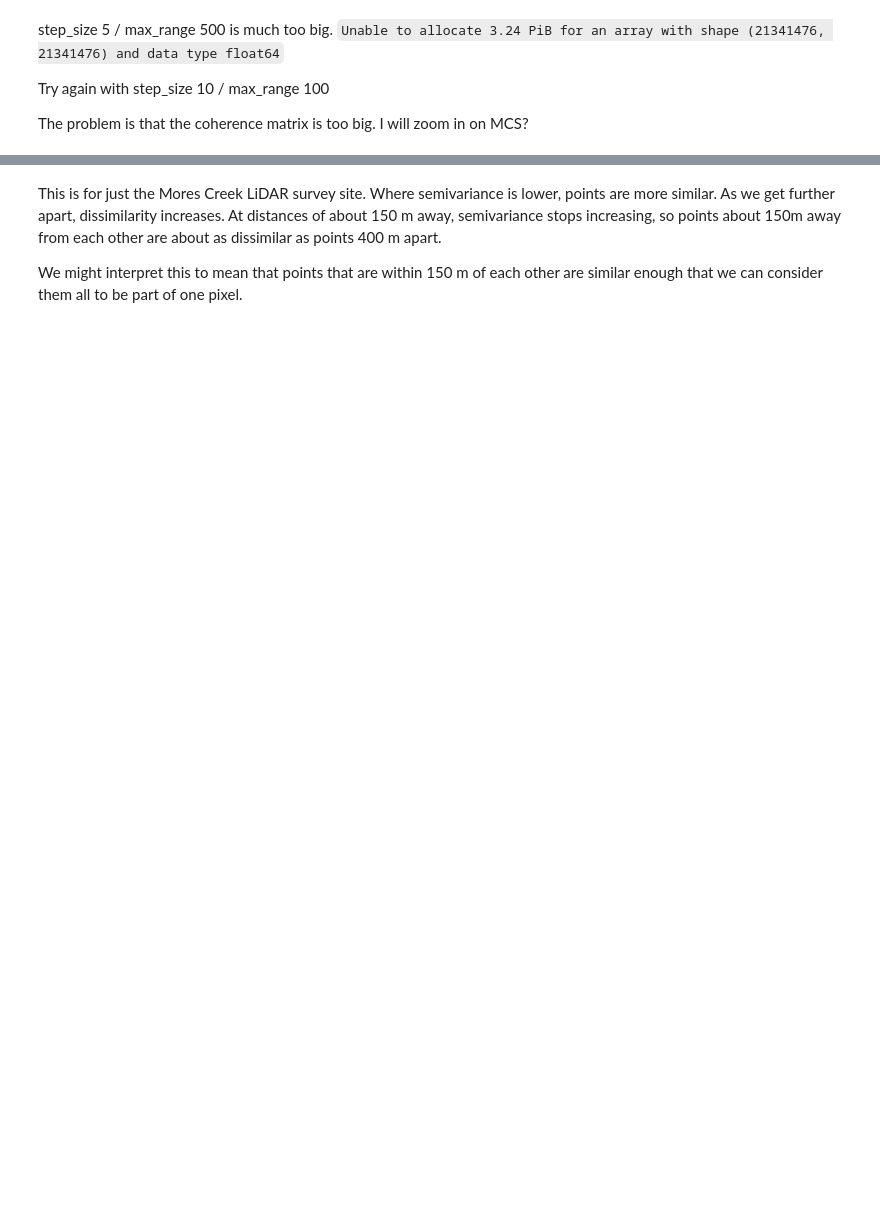
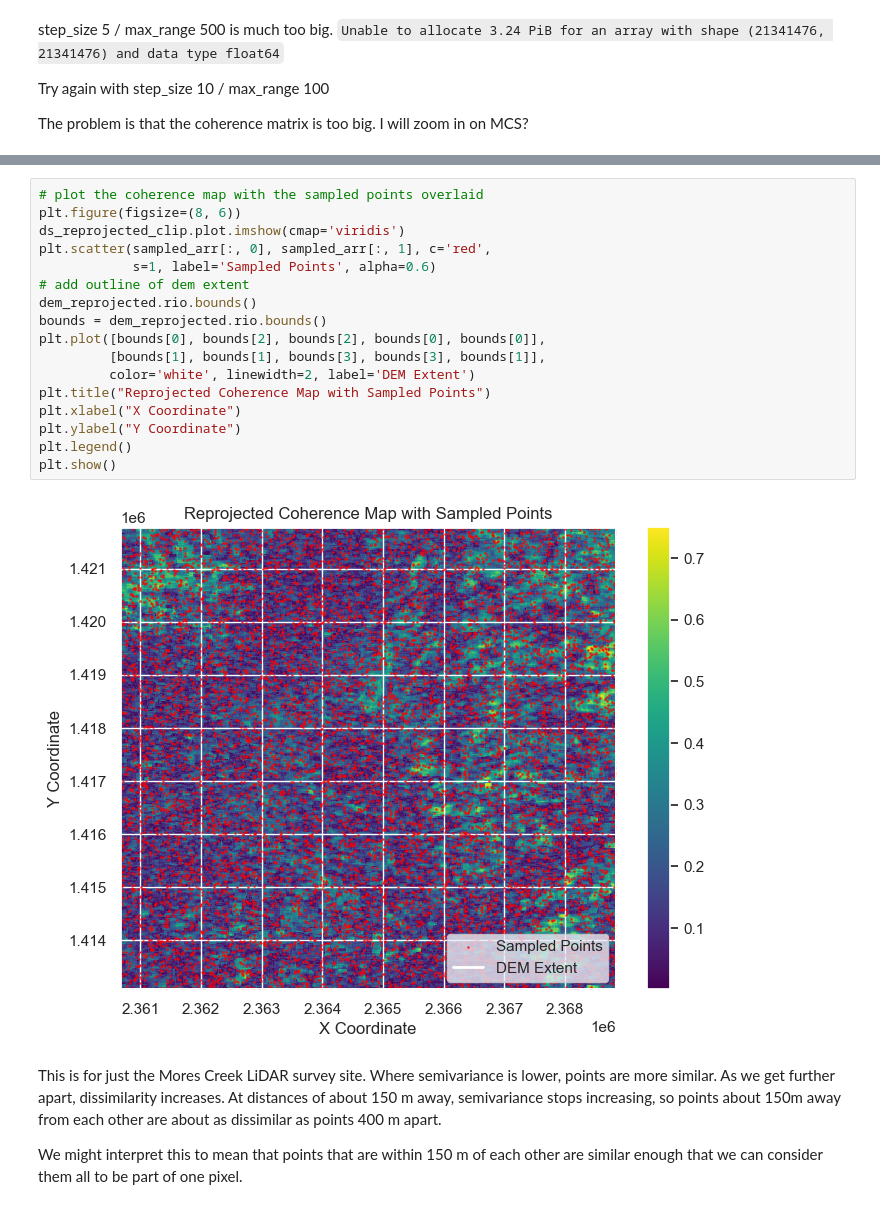
Before and after one commit to julober/snowex_uavsar_coherence, a Jupyter notebook: notebooks/spatial_variance.ipynb, the cells around one changed output, grey strips where cells are left out. Cells and saved outputs as stored; diff of their text form; blank space fills up the shorter version.

```diff
--- a/notebooks/spatial_variance.ipynb
+++ b/notebooks/spatial_variance.ipynb
@@ -111,3 +120,22 @@ Error:
+# %%
+# plot the coherence map with the sampled points overlaid
+plt.figure(figsize=(8, 6))
+ds_reprojected_clip.plot.imshow(cmap='viridis')
+plt.scatter(sampled_arr[:, 0], sampled_arr[:, 1], c='red',
+            s=1, label='Sampled Points', alpha=0.6)
+# add outline of dem extent
+dem_reprojected.rio.bounds()
+bounds = dem_reprojected.rio.bounds()
+plt.plot([bounds[0], bounds[2], bounds[2], bounds[0], bounds[0]],
+         [bounds[1], bounds[1], bounds[3], bounds[3], bounds[1]],
+         color='white', linewidth=2, label='DEM Extent')
+plt.title("Reprojected Coherence Map with Sampled Points")
+plt.xlabel("X Coordinate")
+plt.ylabel("Y Coordinate")
+plt.legend()
+plt.show()
+# %% [output]
+[figure, added]
 # %% [markdown]
 This is for just the Mores Creek LiDAR survey site. Where semivariance is lower, points are more similar. As we get further apart, dissimilarity increases. At distances of about 150 m away, semivariance stops increasing, so points about 150m away from each other are about as dissimilar as points 400 m apart.
 
```
Also changed, not shown: parts of 8 cells of this notebook, 1 other file.
